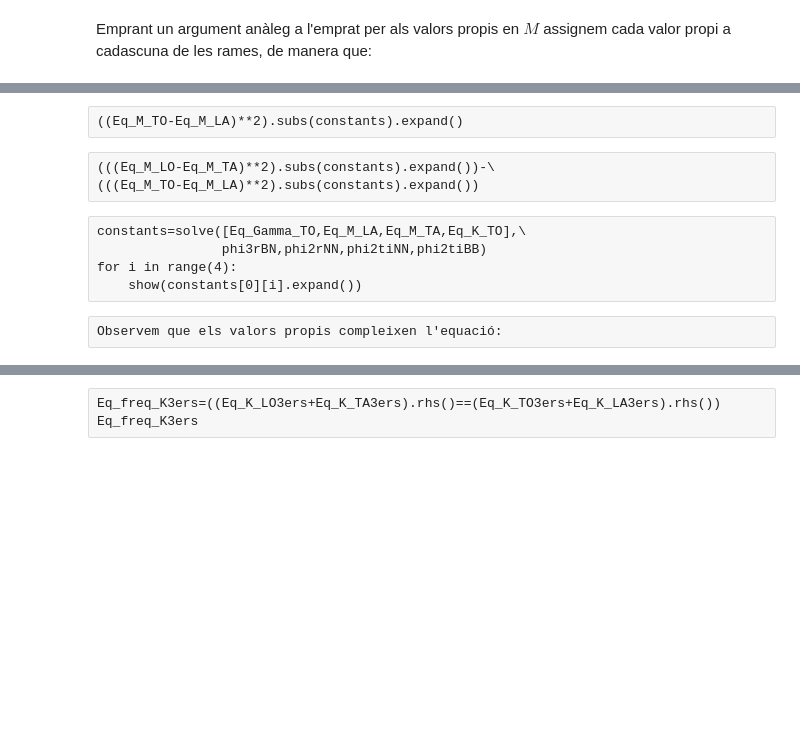
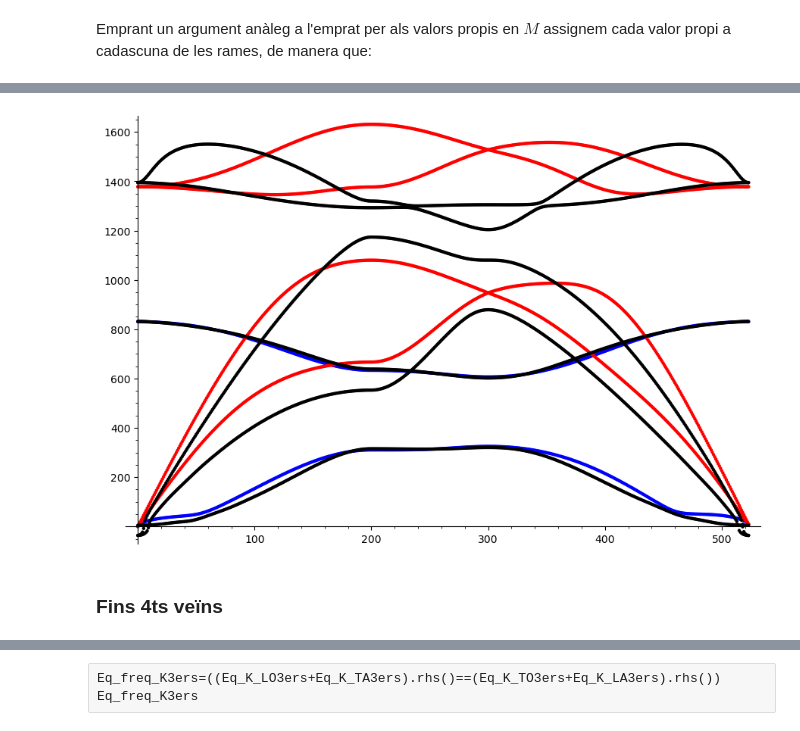
Before and after one commit to CasimirVictoria/TFG-Semiconductores_2D, a Jupyter notebook: _sources/formulacio_matriu_dinamica.ipynb, the cells around one changed output, grey strips where cells are left out. Drawn from its saved outputs; the diff is of its cells as text; code cells hidden in the pictures; blank space fills up the shorter version.

```diff
--- a/_sources/formulacio_matriu_dinamica.ipynb
+++ b/_sources/formulacio_matriu_dinamica.ipynb
@@ -1149,12 +1010,0 @@ show(Eq_M_LO3ers.subs(constants[0]).expand().solve(phi1rBN))
-# %% [raw]
-((Eq_M_TO-Eq_M_LA)**2).subs(constants).expand()
-# %% [raw]
-(((Eq_M_LO-Eq_M_TA)**2).subs(constants).expand())-\
-(((Eq_M_TO-Eq_M_LA)**2).subs(constants).expand())
-# %% [raw]
-constants=solve([Eq_Gamma_TO,Eq_M_LA,Eq_M_TA,Eq_K_TO],\
-                phi3rBN,phi2rNN,phi2tiNN,phi2tiBB)
-for i in range(4):
-    show(constants[0][i].expand())
-# %% [raw]
-Observem que els valors propis compleixen l'equació:
@@ -1160,0 +1038,32 @@ Observem que els valors propis compleixen l'equació:
+# %%
+dades_calculades_planol=loadtxt("freq_calculades_planol.dat")
+show(\
+points(zip(dades_calculades_perp_planol[:200,0], dades_calculades_perp_planol[:200,1]), color="blue")+\
+points(zip(dades_calculades_perp_planol[:200,0], dades_calculades_perp_planol[:200,2]), color="blue")+\
+points(zip(dades_calculades_perp_planol[200:300,0], dades_calculades_perp_planol[200:300,1]), color="blue")+\
+points(zip(dades_calculades_perp_planol[200:300,0], dades_calculades_perp_planol[200:300,2]), color="blue")+\
+points(zip(dades_calculades_perp_planol[300:524,0], dades_calculades_perp_planol[300:524,1]), color="blue")+\
+points(zip(dades_calculades_perp_planol[300:524,0], dades_calculades_perp_planol[300:524,2]), color="blue")+\
+points(zip(dades_calculades_planol[:200,0], dades_calculades_planol[:200,1]), color="red")+\
+points(zip(dades_calculades_planol[:200,0], dades_calculades_planol[:200,2]), color="red")+\
+points(zip(dades_calculades_planol[:200,0], dades_calculades_planol[:200,3]), color="red")+\
+points(zip(dades_calculades_planol[:200,0], dades_calculades_planol[:200,4]), color="red")+\
+points(zip(dades_calculades_planol[200:300,0], dades_calculades_planol[200:300,1]), color="red")+\
+points(zip(dades_calculades_planol[200:300,0], dades_calculades_planol[200:300,2]), color="red")+\
+points(zip(dades_calculades_planol[200:300,0], dades_calculades_planol[200:300,3]), color="red")+\
+points(zip(dades_calculades_planol[200:300,0], dades_calculades_planol[200:300,4]), color="red")+\
+points(zip(dades_calculades_planol[300:524,0], dades_calculades_planol[300:524,1]), color="red")+\
+points(zip(dades_calculades_planol[300:524,0], dades_calculades_planol[300:524,2]), color="red")+\
+points(zip(dades_calculades_planol[300:524,0], dades_calculades_planol[300:524,3]), color="red")+\
+points(zip(dades_calculades_planol[300:524,0], dades_calculades_planol[300:524,4]), color="red")+\
+points(zip(dades[:524,0], dades[:524,1]), color="black") +\
+points(zip(dades[524:1048,0], dades[524:1048,1]), color="black") +\
+points(zip(dades[1048:1572,0], dades[1048:1572,1]), color="black") +\
+points(zip(dades[1572:2096,0], dades[1572:2096,1]), color="black") +\
+points(zip(dades[2096:2620,0], dades[2096:2620,1]), color="black") +\
+points(zip(dades[2620:3144,0], dades[2620:3144,1]), color="black")
+     ,figsize=9)
+# %% [output]
+[figure, added]
+# %% [markdown]
+### Fins 4ts veïns
```
Also changed, not shown: parts of 89 cells of this notebook, 15 other files.
